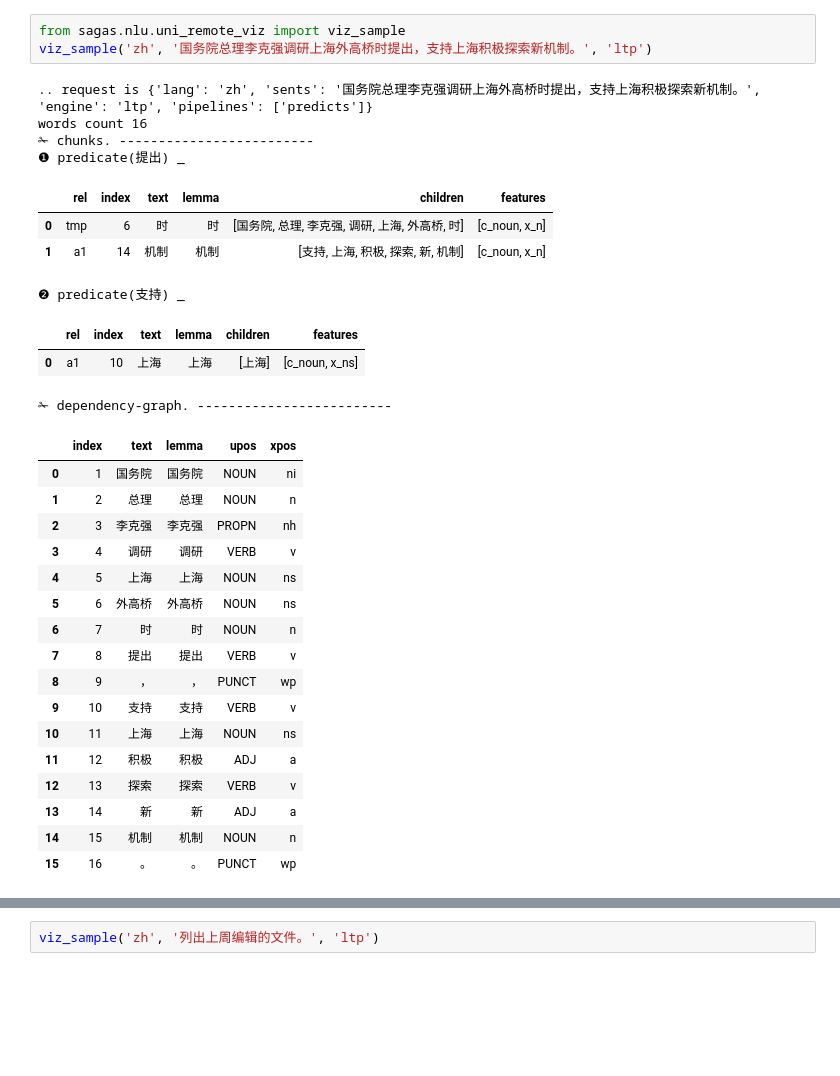
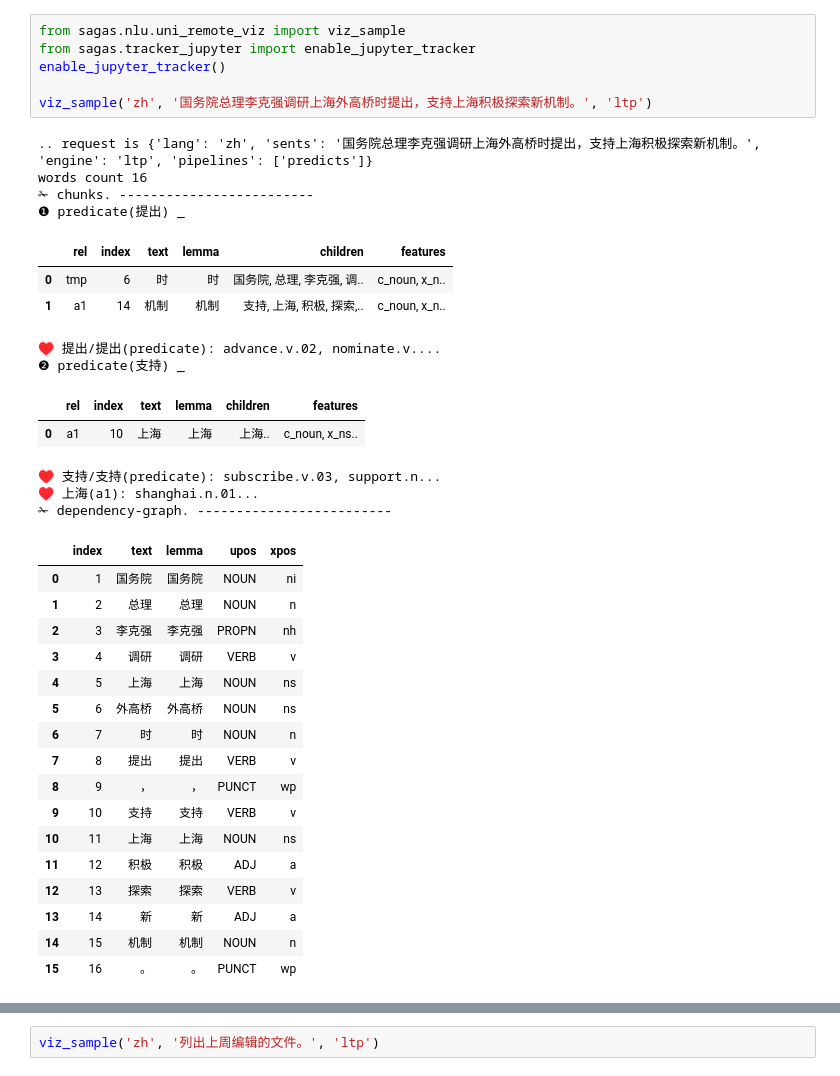
Before and after one commit to samlet/stack, a Jupyter notebook: spacy-2.1/procs-viz-zh.ipynb, the cells around one changed output, grey strips where cells are left out. Drawn from its saved outputs; the diff is of its cells as text; blank space fills up the shorter version.

```diff
--- a/spacy-2.1/procs-viz-zh.ipynb
+++ b/spacy-2.1/procs-viz-zh.ipynb
@@ -1,17 +1,23 @@
 # %%
 from sagas.nlu.uni_remote_viz import viz_sample
+from sagas.tracker_jupyter import enable_jupyter_tracker
+enable_jupyter_tracker()
+
 viz_sample('zh', '国务院总理李克强调研上海外高桥时提出，支持上海积极探索新机制。', 'ltp')
 # %% [output]
 .. request is {'lang': 'zh', 'sents': '国务院总理李克强调研上海外高桥时提出，支持上海积极探索新机制。', 'engine': 'ltp', 'pipelines': ['predicts']}
 words count 16
 ✁ chunks. -------------------------
 ❶ predicate(提出) _
 |  | rel | index | text | lemma | children | features |
-| 0 | tmp | 6 | 时 | 时 | [国务院, 总理, 李克强, 调研, 上海, 外高桥, 时] | [c_noun, x_n] |
-| 1 | a1 | 14 | 机制 | 机制 | [支持, 上海, 积极, 探索, 新, 机制] | [c_noun, x_n] |
+| 0 | tmp | 6 | 时 | 时 | 国务院, 总理, 李克强, 调.. | c_noun, x_n.. |
+| 1 | a1 | 14 | 机制 | 机制 | 支持, 上海, 积极, 探索,.. | c_noun, x_n.. |
+♥ 提出/提出(predicate): advance.v.02, nominate.v....
 ❷ predicate(支持) _
 |  | rel | index | text | lemma | children | features |
-| 0 | a1 | 10 | 上海 | 上海 | [上海] | [c_noun, x_ns] |
+| 0 | a1 | 10 | 上海 | 上海 | 上海.. | c_noun, x_ns.. |
+♥ 支持/支持(predicate): subscribe.v.03, support.n...
+♥ 上海(a1): shanghai.n.01...
 ✁ dependency-graph. -------------------------
 |  | index | text | lemma | upos | xpos |
 | 0 | 1 | 国务院 | 国务院 | NOUN | ni |
```
Also changed, not shown: parts of 3 cells of this notebook, 15 other files.
